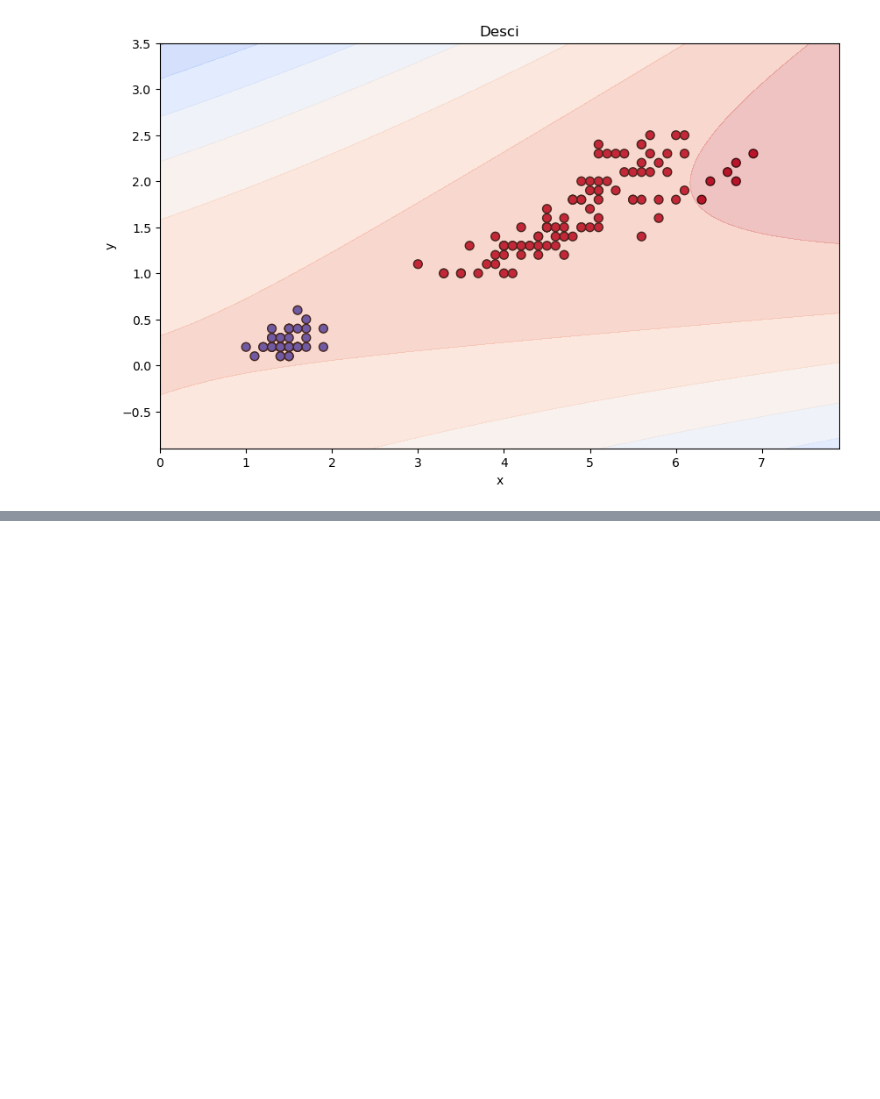
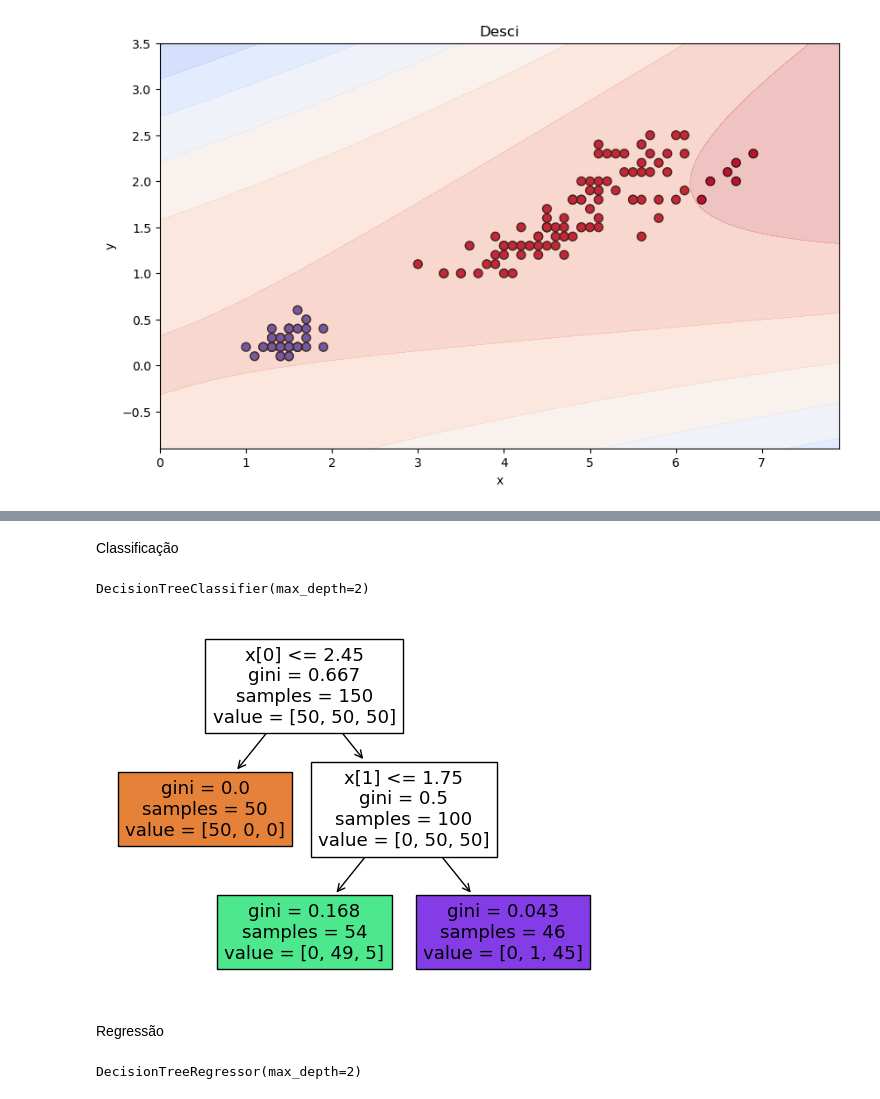
Before and after one commit to velosoberti/DataScience_Guide, a Jupyter notebook: Machine Learning Project.ipynb, the cells around one changed output, grey strips where cells are left out. Saved outputs shown, nothing was run; the diff lists cells and outputs as text; code cells hidden in the pictures; blank space fills up the shorter version.

```diff
--- a/Machine Learning Project.ipynb
+++ b/Machine Learning Project.ipynb
@@ -1901,0 +1949,32 @@ Algoritmos Versáteis que lidam com Classificações multiclasses e multiouputs
+# %% [markdown]
+Classificação
+# %%
+from sklearn.datasets import load_iris
+from sklearn.tree import DecisionTreeClassifier
+
+iris = load_iris()
+
+x = iris.data[:, 2:]
+y = iris.target
+
+tree_clf = DecisionTreeClassifier(max_depth = 2)
+tree_clf.fit(x, y)
+# %% [output]
+DecisionTreeClassifier(max_depth=2)
+# %%
+from sklearn.tree import plot_tree
+
+plot_tree(tree_clf, filled=True)
+plt.show()
+# %% [output]
+[figure, added]
+# %% [markdown]
+Regressão
+# %%
+from sklearn.tree import DecisionTreeRegressor
+
+tree_reg = DecisionTreeRegressor(max_depth=2)
+
+tree_reg.fit(x, y)
+# %% [output]
+DecisionTreeRegressor(max_depth=2)
```
Also changed, not shown: parts of 31 cells of this notebook.
